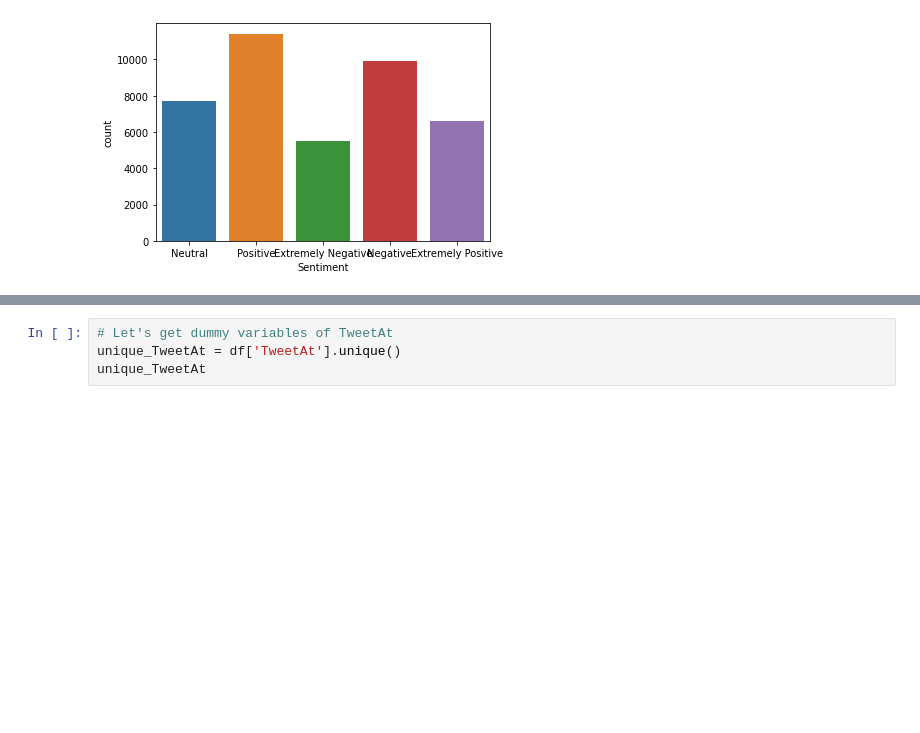
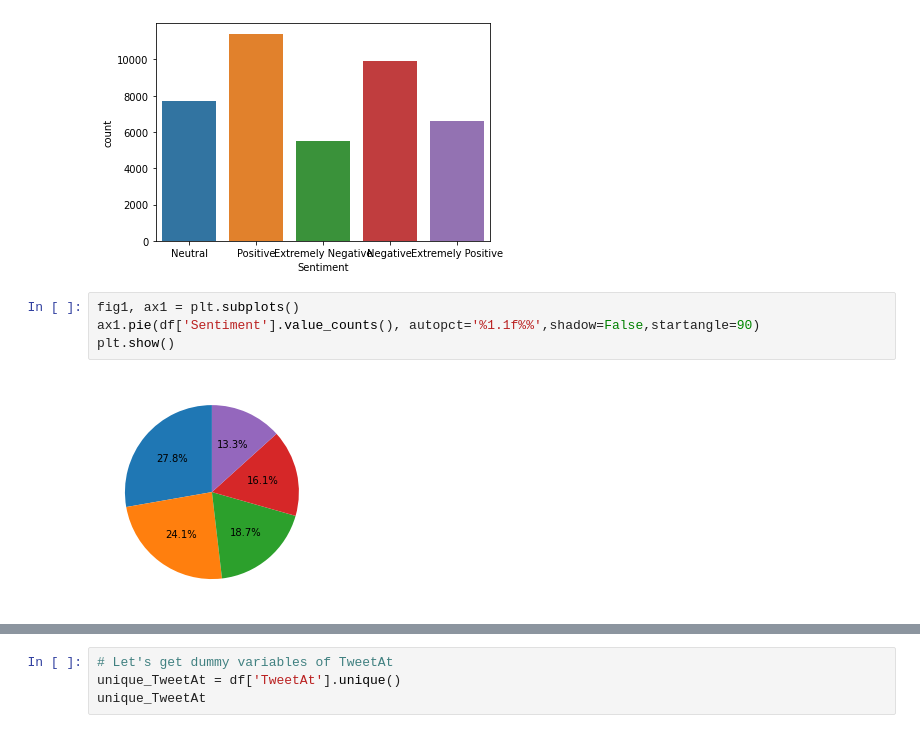
Before and after one commit to Robin-Rego/Coronavirus-Tweet-Sentiment-Analysis, a Jupyter notebook: Robin_Rego_Coronavirus_Tweet_Sentiment_Analysis_Capstone_Project.ipynb, the cells around one changed output, grey strips where cells are left out. Cells and saved outputs as stored; diff of their text form; blank space fills up the shorter version.

```diff
--- a/Robin_Rego_Coronavirus_Tweet_Sentiment_Analysis_Capstone_Project.ipynb
+++ b/Robin_Rego_Coronavirus_Tweet_Sentiment_Analysis_Capstone_Project.ipynb
@@ -62,3 +62,9 @@ sns.countplot(x = 'Sentiment', data = df)
 # %% [output]
 <matplotlib.axes._subplots.AxesSubplot at 0x...>
 [figure]
+# %%
+fig1, ax1 = plt.subplots()
+ax1.pie(df['Sentiment'].value_counts(), autopct='%1.1f%%',shadow=False,startangle=90)
+plt.show()
+# %% [output]
+[figure, added]
```
Also changed, not shown: parts of 55 cells of this notebook.
